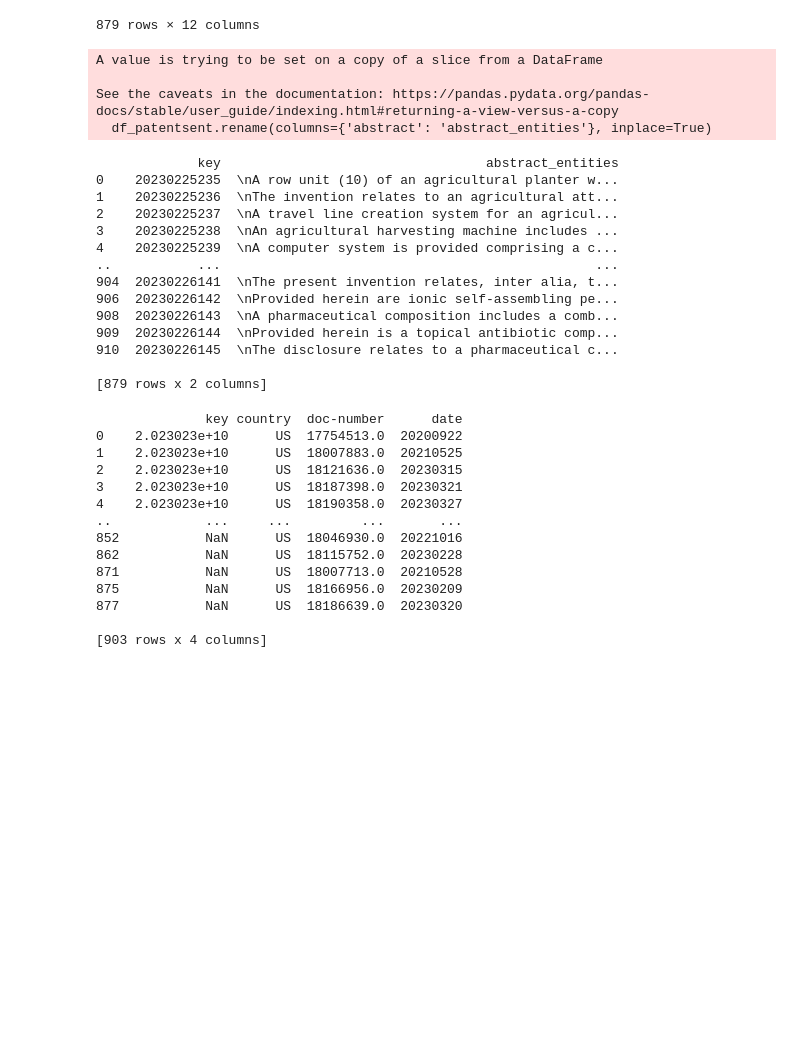
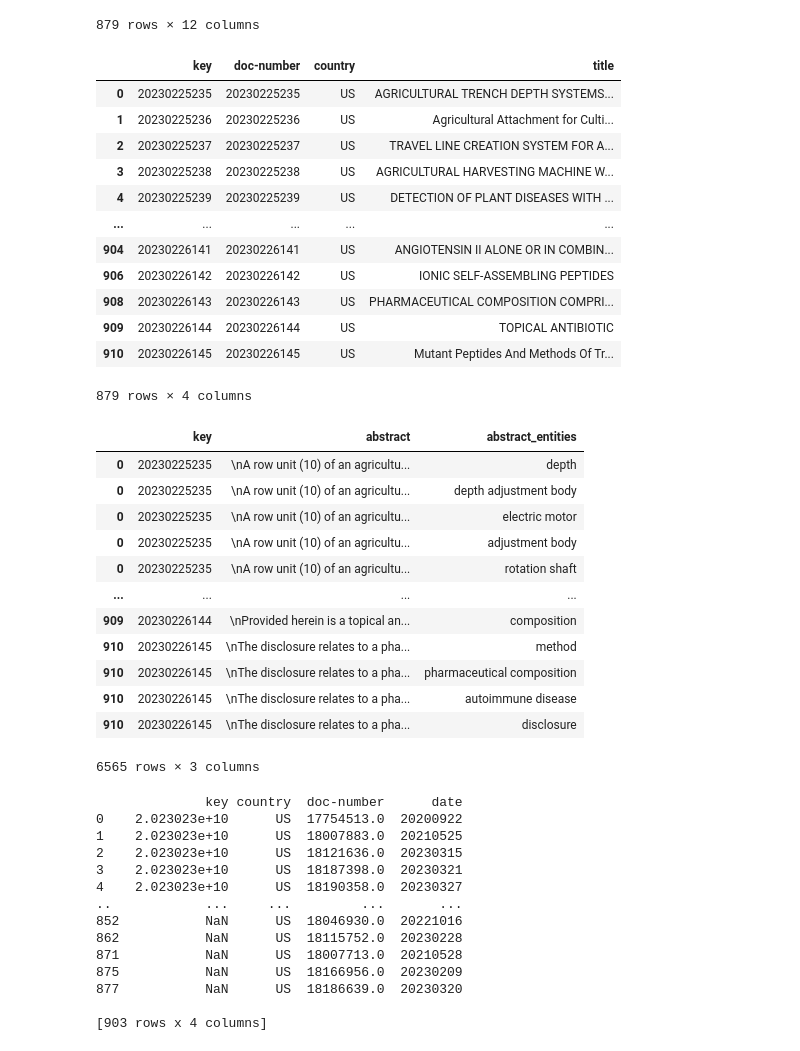
Before and after one commit to sj-ucsd/SBIR_Patent_analysis, a Jupyter notebook: neo4j_graph_etl.ipynb, the cells around one changed output. Drawn from its saved outputs; the diff is of its cells as text; code cells hidden in the pictures; blank space fills up the shorter version.

```diff
--- a/neo4j_graph_etl.ipynb
+++ b/neo4j_graph_etl.ipynb
@@ -255,25 +268,34 @@ display(df_patent)
 879 rows × 12 columns
 # %%
 selected_columns3 = ['key','doc-number', 'country',  'application-reference', 'title', 'assignee', 'inventors']
-selected_columns4 = ['key', 'abstract']  ##need to remove/update
+selected_columns4 = ['key', 'abstract','abstract_entities']  ##need to remove/update  #PS update 12/08/1:45 PM
 
 #selected_columns4 = ['key', 'abstract_entities']  ## need to add
 
 selected_columns3 = [col.strip() for col in selected_columns3]
 selected_columns4 = [col.strip() for col in selected_columns4]
 
 df_patents = df_patent[selected_columns3]
 df_patents_main = df_patents[['key','doc-number', 'country', 'title']]
 df_patentsent= df_patent[selected_columns4]
 
-df_patentsent.rename(columns={'abstract': 'abstract_entities'}, inplace=True)
-
+#df_patentsent.rename(columns={'abstract': 'abstract_entities'}, inplace=True)
+display(df_patents_main)
 df_patents_main.to_csv('./preprocessed_files/neo4j_patents_main.csv', index=False)
 # %% [output]
+|  | key | doc-number | country | title |
+| 0 | 20230225235 | 20230225235 | US | AGRICULTURAL TRENCH DEPTH SYSTEMS... |
+| 1 | 20230225236 | 20230225236 | US | Agricultural Attachment for Culti... |
+| 2 | 20230225237 | 20230225237 | US | TRAVEL LINE CREATION SYSTEM FOR A... |
+| 3 | 20230225238 | 20230225238 | US | AGRICULTURAL HARVESTING MACHINE W... |
+| 4 | 20230225239 | 20230225239 | US | DETECTION OF PLANT DISEASES WITH ... |
+| ... | ... | ... | ... | ... |
+| 904 | 20230226141 | 20230226141 | US | ANGIOTENSIN II ALONE OR IN COMBIN... |
+| 906 | 20230226142 | 20230226142 | US | IONIC SELF-ASSEMBLING PEPTIDES |
+| 908 | 20230226143 | 20230226143 | US | PHARMACEUTICAL COMPOSITION COMPRI... |
+| 909 | 20230226144 | 20230226144 | US | TOPICAL ANTIBIOTIC |
+| 910 | 20230226145 | 20230226145 | US | Mutant Peptides And Methods Of Tr... |
-A value is trying to be set on a copy of a slice from a DataFrame
-
-See the caveats in the documentation: https://pandas.pydata.org/pandas-docs/stable/user_guide/indexing.html#returning-a-view-versus-a-copy
-  df_patentsent.rename(columns={'abstract': 'abstract_entities'}, inplace=True)
+879 rows × 4 columns
 # %%
 
 df_source_patent = df_patentsent
@@ -284,27 +306,27 @@ df_source_patent = df_patentsent
 
 # Explode the 'abstract_entities' column
 #(need to update)
-df_exploded_patents = df_source_patent.explode('abstract_entities')
+df_exploded_patents = df_source_patent.explode('abstract_entities') #PS update 12/08/1:45 PM
+
 
 # Display the resulting DataFrame
-print(df_exploded_patents)
+display(df_exploded_patents)
 
 df_exploded_patents.to_csv('./preprocessed_files/neo4j_patents_abstract.csv', index=False)
 # %% [output]
+|  | key | abstract | abstract_entities |
+| 0 | 20230225235 | \nA row unit (10) of an agricultu... | depth |
+| 0 | 20230225235 | \nA row unit (10) of an agricultu... | depth adjustment body |
+| 0 | 20230225235 | \nA row unit (10) of an agricultu... | electric motor |
+| 0 | 20230225235 | \nA row unit (10) of an agricultu... | adjustment body |
+| 0 | 20230225235 | \nA row unit (10) of an agricultu... | rotation shaft |
+| ... | ... | ... | ... |
+| 909 | 20230226144 | \nProvided herein is a topical an... | composition |
+| 910 | 20230226145 | \nThe disclosure relates to a pha... | method |
+| 910 | 20230226145 | \nThe disclosure relates to a pha... | pharmaceutical composition |
+| 910 | 20230226145 | \nThe disclosure relates to a pha... | autoimmune disease |
+| 910 | 20230226145 | \nThe disclosure relates to a pha... | disclosure |
-             key                                  abstract_entities
-0    20230225235  \nA row unit (10) of an agricultural planter w...
-1    20230225236  \nThe invention relates to an agricultural att...
-2    20230225237  \nA travel line creation system for an agricul...
-3    20230225238  \nAn agricultural harvesting machine includes ...
-4    20230225239  \nA computer system is provided comprising a c...
-..           ...                                                ...
-904  20230226141  \nThe present invention relates, inter alia, t...
-906  20230226142  \nProvided herein are ionic self-assembling pe...
-908  20230226143  \nA pharmaceutical composition includes a comb...
-909  20230226144  \nProvided herein is a topical antibiotic comp...
-910  20230226145  \nThe disclosure relates to a pharmaceutical c...
-
-[879 rows x 2 columns]
+6565 rows × 3 columns
 # %%
 # Functions used to navigate json file and extract information
 
```
Also changed, not shown: parts of 15 cells of this notebook.
